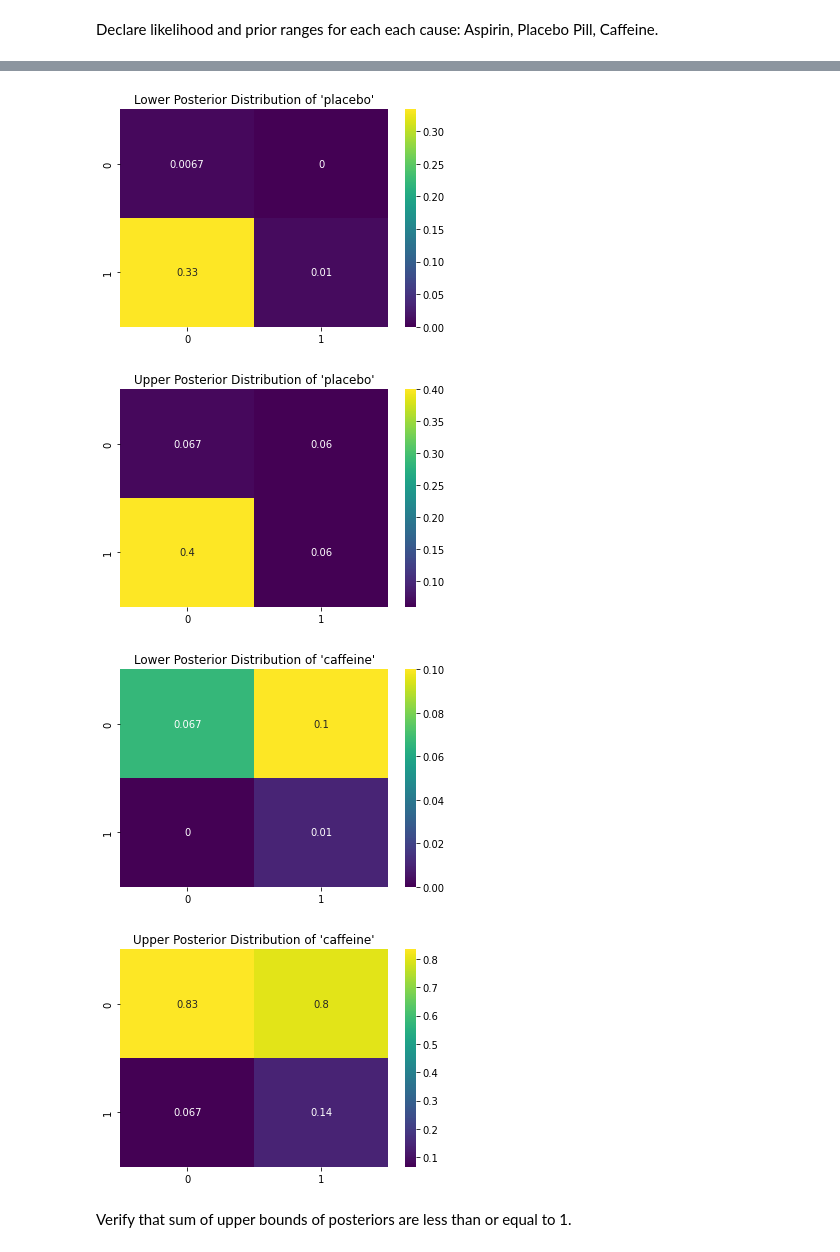
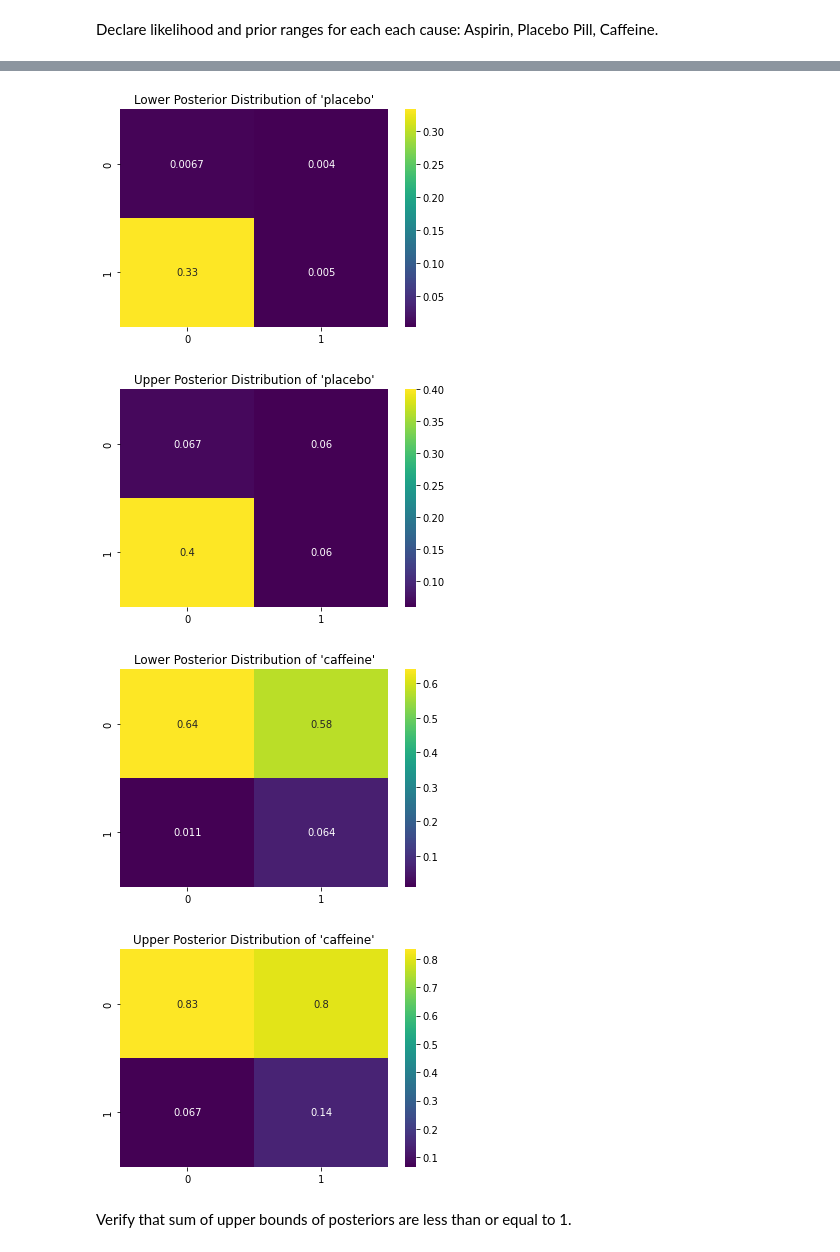
Before and after one commit to kerrlya/abduction_experiments, a Jupyter notebook: basic_example_actually.ipynb, the cells around one changed output, grey strips where cells are left out. Saved outputs shown, nothing was run; the diff lists cells and outputs as text; code cells hidden in the pictures.

```diff
--- a/basic_example_actually.ipynb
+++ b/basic_example_actually.ipynb
@@ -9,7 +9,9 @@ To help with intuition, this example uses normalized posterior probabilities (i.
 # %%
 from typing import List
 import numpy as np
-
+import numpy as np
+from scipy.stats import uniform # this can easily be switched for another distribution
+import matplotlib.pyplot as plt
 import seaborn as sns
 import matplotlib.pyplot as plt
 
@@ -30,15 +32,18 @@ class Posterior:
         self.color = color
         self.name = name
         self.distribution_type = distribution_type
+        self.rv = self.make_rv()  # random variable representation
         return
     def get_bounds(self):
         return [self.lower, self.upper]
 
-    def get_pdf(self,x):
+    def make_rv(self):
         if self.distribution_type == "uniform":
-            return 1/(self.upper - self.lower)
+            return uniform(loc=self.lower, scale=self.upper-self.lower)#1/(self.upper - self.lower)
         else:
             return ValueError("No other methods supported")
+    def get_pdf(self, x):
+        return self.rv.pdf(x)
 
 class Cause:
     def __init__(self, name:str, likelihood_dist_l:List[List[float]], likelihood_dist_u:List[List[float]],
@@ -137,8 +142,8 @@ aspirin.display_posteriors()
 
 placebo_likelihood_u = np.array([[0.02,0.003],
                         [0.06,0.03]])/0.113
-placebo_likelihood_l = [[0.02,0],
-                        [0.5,0.05]]
+placebo_likelihood_l = [[0.02,0.002],
+                        [0.5,0.025]]
 placebo_prior_l = 0.1
 placebo_prior_u = 0.113
 
@@ -154,35 +159,35 @@ placebo.display_posteriors()
 # show_heatmap(placebo_likelihood_l, "Placebo Likelihood Distribution (Lower)")
 # show_heatmap(placebo_likelihood_u, "Placebo Likelihood Distribution (Upper)")
 # %% [output]
-[figure, old version]
+[figure, new version]
 [figure]
 # %%
 # caffeine
 # (0,0)=(no pill taken, no headache relieved) | (0,1)=(no pill taken, headache relieved)
 # (1,0)=(pill taken,  no headache relieved)   | (1,1)=(pill taken, headache relieved)
 
 caffeine_likelihood_u = np.array([[0.25,0.04],        # began with posteriors for toy example
                                   [0.01,0.07]])/0.37
 
-caffeine_likelihood_l = [[0.2,0.05],
-                        [0.0,0.05]]
-caffeine_prior_l = 0.1
+caffeine_likelihood_l = [[0.6,0.09],
+                        [0.005,0.1]]
+caffeine_prior_l = 0.32
 caffeine_prior_u = 0.37
 
 caffeine = Cause(name="caffeine",
                 likelihood_dist_l=caffeine_likelihood_l,
                 likelihood_dist_u=caffeine_likelihood_u,
                 prior_l=caffeine_prior_l,
                 prior_u=caffeine_prior_u,
                 evidence_dist=EVIDENCE_DIST)
 
 
 caffeine.display_posteriors()
 
-# show_heatmap(caffeine.posteriors[], "Caffeine Likelihood Distribution (Lower)")
+# show_heatmap(caffeine_likelihood_l, "Caffeine Likelihood Distribution (Lower)")
 # show_heatmap(caffeine_likelihood_u, "Caffeine Likelihood Distribution (Upper)")
 # %% [output]
-[figure, old version]
+[figure, new version]
 [figure]
 # %% [markdown]
 Verify that sum of upper bounds of posteriors are less than or equal to 1.
```
Also changed, not shown: parts of 45 cells of this notebook.
